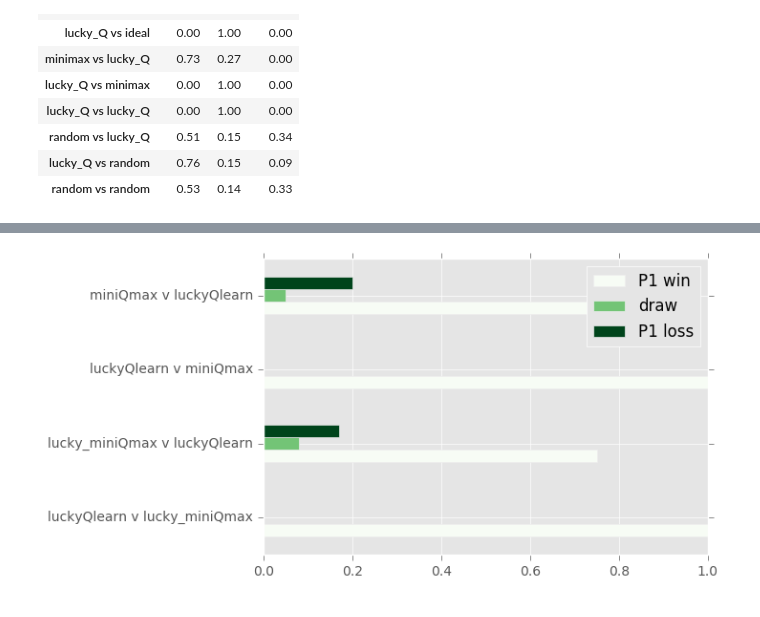
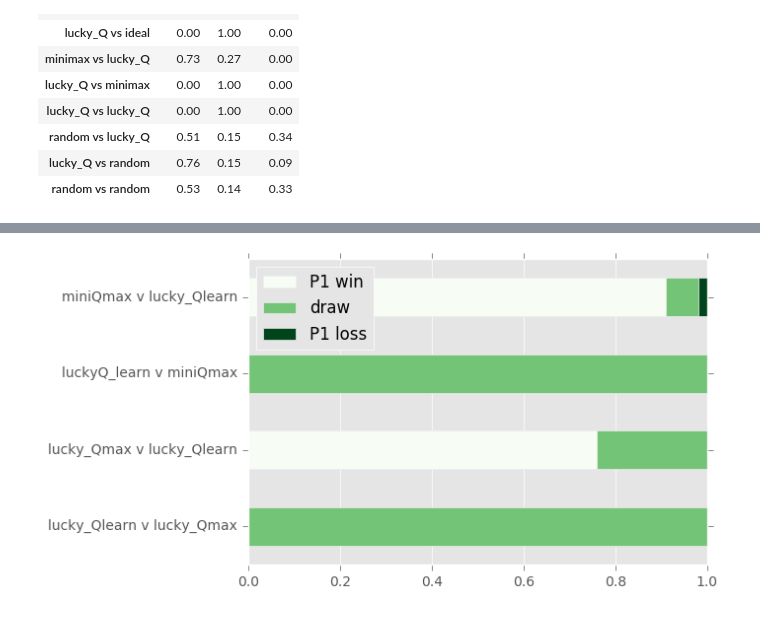
Before and after one commit to bb-blud/tictac, a Jupyter notebook: explore_games.ipynb, the cells around one changed output, grey strips where cells are left out. Saved outputs shown, nothing was run; the diff lists cells and outputs as text; code cells hidden in the pictures.

```diff
--- a/explore_games.ipynb
+++ b/explore_games.ipynb
@@ -174,7 +174,7 @@ An early iteration of the project produced a Q that could tie the perfect player
 
 if __name__ == '__main__':
     size = 3
-    with open("../lucky_3x3_Q.pickle", 'rb') as f:
+    with open("./lucky_3x3_Q.pickle", 'rb') as f:
         QM = pickle.load(f)
 
     ratios = fightDuels([QM, QM, QM, QM, QM, QMap()],
@@ -214,7 +214,7 @@ CONVERGENCE ON GAME NUMBER:  0 ['Qlearning', 'minimax']
 
 if __name__ == '__main__':
     size = 3
-    with open("../lucky_3x3_Q.pickle", 'rb') as f:
+    with open("./lucky_3x3_Q.pickle", 'rb') as f:
         QM = pickle.load(f)
 
     randos = fightDuels([QM, QM, QM, QMap()], [ ['random', 'Qlearning'],
@@ -316,53 +309,81 @@ from strateegery import Strateegery
 #######################################################
 # Compare Qlearning (lucky) with miniQmax different Qs
 if __name__ == '__main__':
-    with open("../newlucky.pickle", 'rb') as f:
+    with open("./newlucky.pickle", 'rb') as f:
         luckyQ=pickle.load(f)
     size = 3
-    ts = [70, 1000, 1000, 2000]
+    ts = [70]
+
     start = time()
+    ##########
+    #Training
+    #Initialize a QMap with just 70 random games played ("Lazy" Q from the report)
     ranQ, tally, conv = playGames(setupGame(QMap(), size, ['random', 'random'],  learning=True), ts[0])
+    print "Training time: " , time() - start
 
-    print "Training time: " , time() - start
-    start = time()
-
+    ##########
+    #MiniQmax vs Qlearn
     ratios = [getRatios(setupGame(QMap(), size, ['Qlearning', 'miniQmax'], p1QM=luckyQ, p2QM=luckyQ, d2=3), 100)]
     ratios.append(getRatios(setupGame(QMap(), size, ['miniQmax', 'Qlearning'], p1QM=luckyQ, p2QM=luckyQ, d1=3), 100))
-
     ratios.append(getRatios(setupGame(QMap(), size, ['Qlearning', 'miniQmax'], p1QM=luckyQ, p2QM=ranQ, d2=3), 100))
     ratios.append(getRatios(setupGame(QMap(), size, ['miniQmax', 'Qlearning'], p1QM=ranQ, p2QM=luckyQ, d1=3), 100))
 
     cols = ('P1 win', 'draw', 'P1 loss')
-    rows = ['luckyQlearn v lucky_miniQmax',
-            'lucky_miniQmax v luckyQlearn',
-            'luckyQlearn v miniQmax',
-            'miniQmax v luckyQlearn']
+
+    rows = ['lucky_Qlearn v lucky_Qmax',
+
+            'lucky_Qmax v lucky_Qlearn',
+
+            'luckyQ_learn v miniQmax',
+
+            'miniQmax v lucky_Qlearn']
 
     table = pd.DataFrame(ratios, columns = cols, index=rows)
     print "total time: " , time()-start
+    print "MiniQmax vs Qlearn Comparison with and without luckyQ"
     display(table)
-    table.plot.barh(colormap='Greens')
-    plt.show()
+    table.plot.barh(colormap='Greens', stacked=True)
+    #plt.show()
 
-    status = 'bad'
-    #table.to_csv('../"lucky_v_mini_'+status+'.csv')
-
-
-    # ## Comparison with random
+    ##########
+    #Comparison with random with
     ratios  = fightDuels([luckyQ, luckyQ, ranQ, ranQ],
                          [ ['random', 'miniQmax' ],
                            ['miniQmax', 'random' ],
                            ['random', 'miniQmax'],
-                           ['miniQmax', 'random' ]], size, n_games = 100 , p1ds = [2,3,2,3], p2ds = [3,2,3,2] )
+                           ['miniQmax', 'random' ]], size, n_games = 100 , p1ds = [2,3,2,3], p3ds = [3,2,3,2] )
 
-    rws = ['random v lucky miniQmax' ,
-            'lucky miniQmax v random' ,
+    rws = ['random v lucky_Qmax' ,
+            'lucky_Qmax v random' ,
             'random v miniQmax',
             'miniQmax v random' ]
 
     ranTable = pd.DataFrame(ratios, columns=cols, index=rws)
+    print "Comparison with random with and without luckyQ"
     display(ranTable)
-    ranTable.plot.barh(colormap='Greens')
-    plt.show()
-    #ranTable.to_csv('../"random_v_mini_'+status+'.csv')
+    ranTable.plot.barh(colormap='Greens',stacked=True)
+    # plt.show()
+
+    ###########
+    #Final comparison minQmax uninitialized
+    start = time()
+    duels = [ ['Qlearning','miniQmax' ],
+              ['miniQmax', 'Qlearning'],
+              ['random', 'miniQmax'   ],
+              ['miniQmax','random'    ] ]
+
+    start = time()
+    ratios = []
+    ratios.append(getRatios(setupGame(QMap(), size,duels[0], p1QM=luckyQ, d2=3), 100))
+    ratios.append(getRatios(setupGame(QMap(), size,duels[1], p2QM=luckyQ, d1=3), 100))
+    ratios.append(getRatios(setupGame(QMap(), size,duels[2], d2=3), 100))
+    ratios.append(getRatios(setupGame(QMap(), size,duels[3], d1=3), 100))
+
+    print "total time: ", time() - start
+
+    cols = ["P1 win",  "draw", "P1 loss"]
+    rows = [r[0] +' v '+r[1] for r in duels]
+    ftable = pd.DataFrame(ratios, columns = cols, index=rows)
+    print "Final comparison Q uninitialized"
+    display(ftable)
 # %% [output]
@@ -378 +414 @@ total time:  16.5534539223
-[figure, old version]
+[figure, new version]
```
Also changed, not shown: parts of 6 cells of this notebook, 4 other files.
